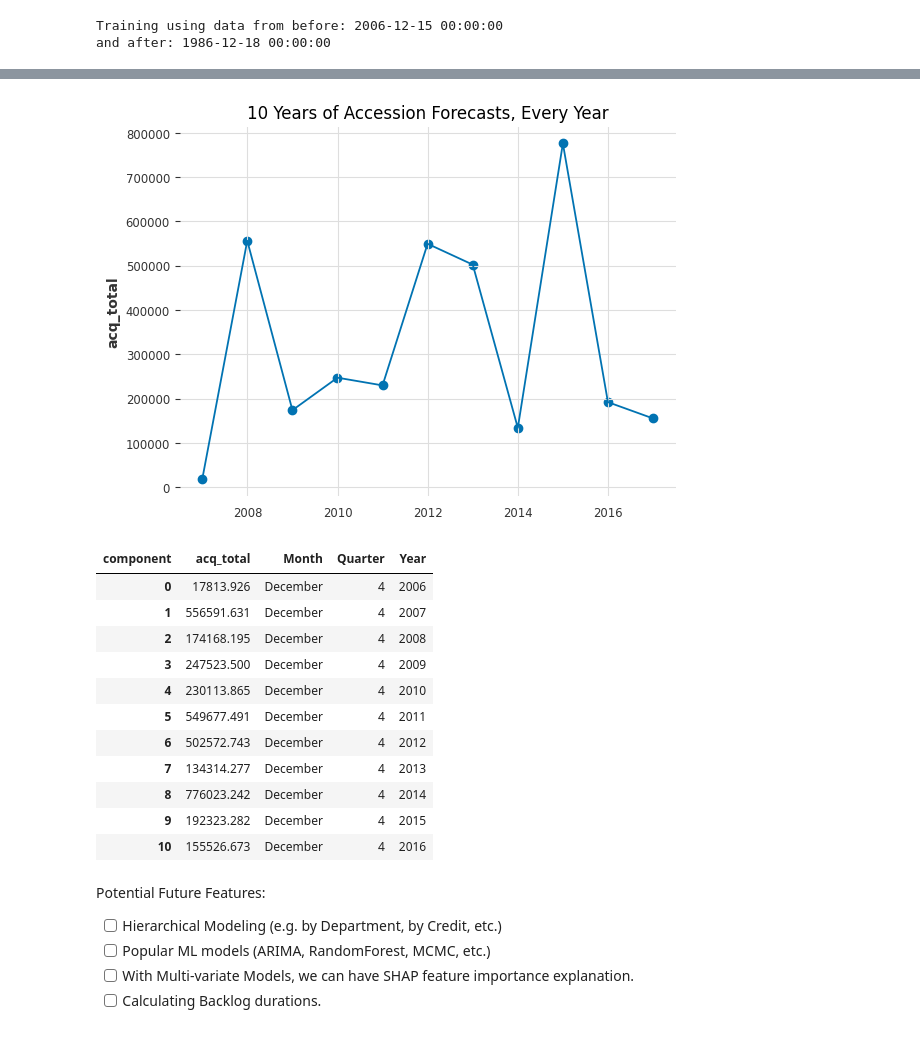
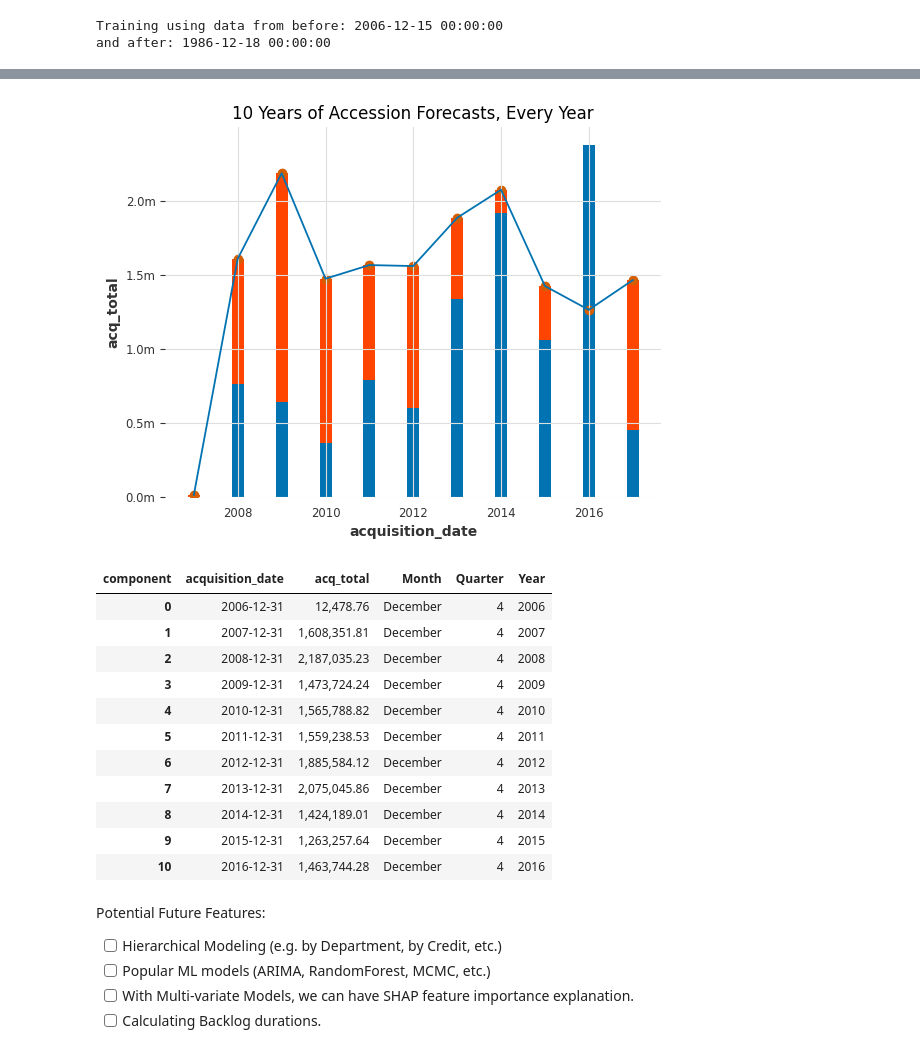
Before and after one commit to marisol-yake/MMM-museum-analytics, a Jupyter notebook: examples/NYC_MoMA_Example/Collections Time Series Forecasting.ipynb, the cells around one changed output, grey strips where cells are left out. Saved outputs shown, nothing was run; the diff lists cells and outputs as text; code cells hidden in the pictures.

```diff
--- a/examples/NYC_MoMA_Example/Collections Time Series Forecasting.ipynb
+++ b/examples/NYC_MoMA_Example/Collections Time Series Forecasting.ipynb
@@ -237,13 +299,24 @@ Number of Records after dropping nulls: 10951
 # %%
 # Non-count variables
-exogenous_columns = [
+# final_dataset["acquisition_date"] = pd.to_datetime(final_dataset["acquisition_date"])
+# exogenous_data["index"] = pd.to_datetime(exogenous_data["index"])
+
+past_covariate_columns = [
     "day_of_month", "month", "weekday",
     "department", "credit_group", "storage_group",
-    "acq_total_lag_1", "acq_total_lag_2", "acq_total_lag_3",
-    "acq_total_lag_4", "acq_total_lag_5"
+    "acq_total_lag_8", "acq_total_lag_14",
+    # "acq_total_lag_1", "acq_total_lag_2", "acq_total_lag_3",
+    # "acq_total_lag_4", "acq_total_lag_5"
 ]
 final_dataset["acquisition_date"] = pd.to_datetime(final_dataset["acquisition_date"])
-exogenous_series = TimeSeries.from_dataframe(final_dataset, "acquisition_date", exogenous_columns, fill_missing_dates=True, freq="D")
+
+# past covariates
+past_covariates = TimeSeries.from_dataframe(final_dataset, "acquisition_date", past_covariate_columns, fill_missing_dates=True, freq="D")
+
+# future covariates
+future_covariates = TimeSeries.from_dataframe(external_datasets, "Date", fill_missing_dates = True, freq = "D")
+
+# time + variable for estimation
 target_series = TimeSeries.from_dataframe(final_dataset, "acquisition_date",  "acq_total", fill_missing_dates=True, freq="D")
 # %%
 # Check for seasonality and stationarity
@@ -383,6 +464,7 @@ and after: 1986-12-18 00:00:00
 # %%
 # Comparing Models for Selection
 results = []
+trained_models = defaultdict()
 validation_data = ...
 # How many periods to forecast out to
 forecast_windows = [5, 10, 15, 20, 30, 50, 70, 100]
@@ -401,12 +483,18 @@ for model_name, model in models.items():
     validation_length = len(validation_data)
 
     if model_name in multivariate_models:
-        model.fit(training_data, past_covariates = exogenous_series)
+        model.fit(training_data,
+                  past_covariates = past_covariates,
+                  future_covariates = future_covariates
+                 )
     else:
         model.fit(training_data)
 
     if model_name in multivariate_models:
-        predictions = model.predict(n = validation_length, past_covariates = exogenous_series)
+        predictions = model.predict(n = validation_length,
+                                    past_covariates = past_covariates,
+                                    future_covariates = future_covariates
+                                   )
     else:
         predictions = model.predict(n = validation_length)
 
@@ -444,6 +532,7 @@ for model_name, model in models.items():
     validation_data.plot(label="actual")
     predictions.plot(label="forecast", color = "orangered")
     plt.title(model_name)
+    plt.gca().yaxis.set_major_formatter(ticker.FuncFormatter(lambda x, pos: f'{x/1000000:.1f}m'))
     plt.show()
     plt.close()
 # %% [output]
@@ -603,7 +667,8 @@ Text(0.5, 1.0, 'Decision Tree + Random Forest (10)\nForecasts')
 # %%
 # extracting model estimates
-predictions = results[12]["Predictions"].pd_dataframe()
-predictions.index = pd.to_datetime(predictions.index.date)
+model_num = 20
+predictions = results[model_num]["Predictions"].pd_dataframe()
+validation = results[model_num]["Validation Data"].pd_dataframe()
 # %%
 # Forecasts for 10 years, 6 months at a time
 # predictions.resample("6M").mean()
@@ -644,35 +714,39 @@ plt.title("10 Years of Accession Forecasts, Every 6-months");
 # %%
 # 1 year
 # print("(1 Year) Forecast Results")
-# model_results.resample("Y").mean().T
 data_Y = predictions.resample("Y").sum()
+val_Y = validation.resample("Y").sum()
+
 data_Y["Month"] = data_Y.index.month_name()
 data_Y["Quarter"] = data_Y.index.quarter
 data_Y["Year"] = data_Y.index.year
 
 sns.lineplot(data_Y.acq_total)
-plt.scatter(data_Y.index, data_Y.acq_total)
+plt.bar(data_Y.index, data_Y.acq_total.values, width = 100, color = "orangered")
+plt.bar(val_Y.index, val_Y.acq_total.values, width = 100)
+plt.scatter(data_Y.index, data_Y.acq_total.values, color = sns.color_palette()[3])
+plt.gca().yaxis.set_major_formatter(ticker.FuncFormatter(lambda x, pos: f'{x/1000000:.1f}m'))
 plt.title("10 Years of Accession Forecasts, Every Year");
 # %% [output]
-[figure, old version]
+[figure, new version]
 # %%
 (data_Y
  .reset_index()
- .drop("index", axis = 1)
+ # .drop("index", axis = 1)
 )
 # %% [output]
-| component | acq_total | Month | Quarter | Year |
-| 0 | 17813.926 | December | 4 | 2006 |
-| 1 | 556591.631 | December | 4 | 2007 |
-| 2 | 174168.195 | December | 4 | 2008 |
-| 3 | 247523.500 | December | 4 | 2009 |
-| 4 | 230113.865 | December | 4 | 2010 |
-| 5 | 549677.491 | December | 4 | 2011 |
-| 6 | 502572.743 | December | 4 | 2012 |
-| 7 | 134314.277 | December | 4 | 2013 |
-| 8 | 776023.242 | December | 4 | 2014 |
-| 9 | 192323.282 | December | 4 | 2015 |
-| 10 | 155526.673 | December | 4 | 2016 |
+| component | acquisition_date | acq_total | Month | Quarter | Year |
+| 0 | 2006-12-31 | 12,478.76 | December | 4 | 2006 |
+| 1 | 2007-12-31 | 1,608,351.81 | December | 4 | 2007 |
+| 2 | 2008-12-31 | 2,187,035.23 | December | 4 | 2008 |
+| 3 | 2009-12-31 | 1,473,724.24 | December | 4 | 2009 |
+| 4 | 2010-12-31 | 1,565,788.82 | December | 4 | 2010 |
+| 5 | 2011-12-31 | 1,559,238.53 | December | 4 | 2011 |
+| 6 | 2012-12-31 | 1,885,584.12 | December | 4 | 2012 |
+| 7 | 2013-12-31 | 2,075,045.86 | December | 4 | 2013 |
+| 8 | 2014-12-31 | 1,424,189.01 | December | 4 | 2014 |
+| 9 | 2015-12-31 | 1,263,257.64 | December | 4 | 2015 |
+| 10 | 2016-12-31 | 1,463,744.28 | December | 4 | 2016 |
 # %%
 # Another potential opportunity
 # ref: https://stats.stackexchange.com/a/8782
```
Also changed, not shown: parts of 16 cells of this notebook, 2 other files.
